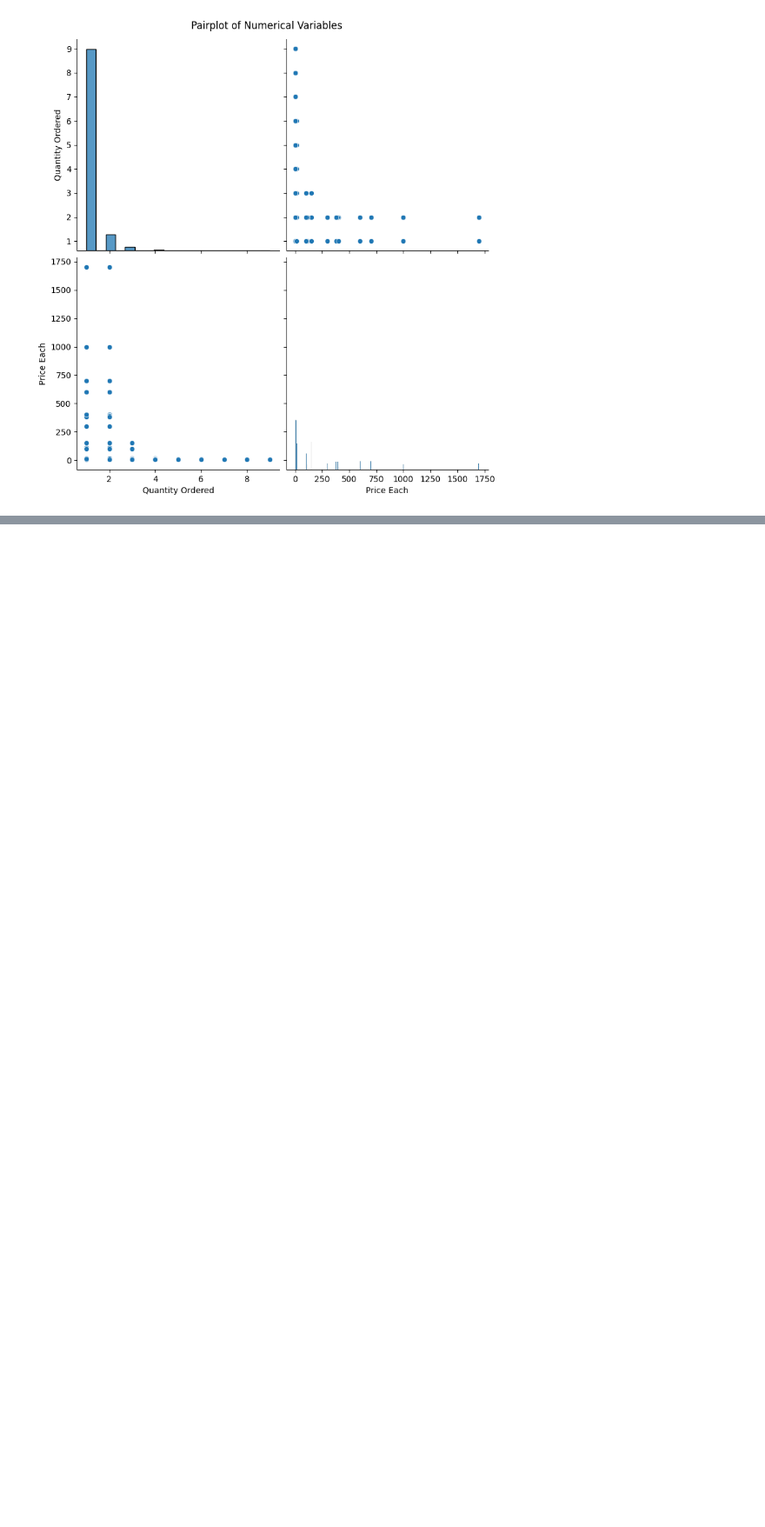
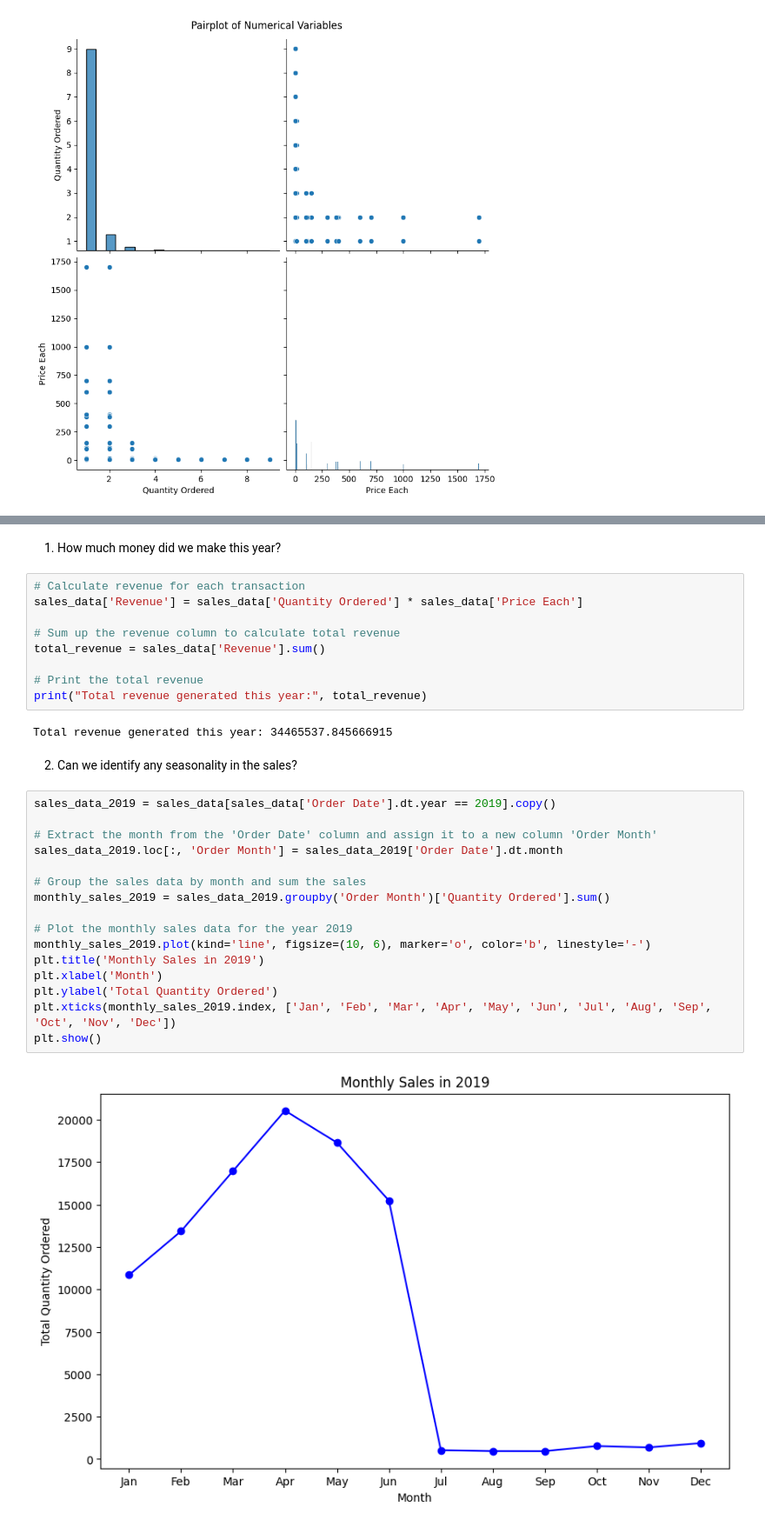
Before and after one commit to Samidirbsa/PowerBI_Capstone_Project, a Jupyter notebook: notebook.ipynb, the cells around one changed output, grey strips where cells are left out. Shown at 87% size. Drawn from its saved outputs; the diff is of its cells as text; blank space fills up the shorter version.

```diff
--- a/notebook.ipynb
+++ b/notebook.ipynb
@@ -2414,0 +2463,33 @@ plt.show()
+# %% [markdown]
+1. How much money did we make this year?
+# %%
+# Calculate revenue for each transaction
+sales_data['Revenue'] = sales_data['Quantity Ordered'] * sales_data['Price Each']
+
+# Sum up the revenue column to calculate total revenue
+total_revenue = sales_data['Revenue'].sum()
+
+# Print the total revenue
+print("Total revenue generated this year:", total_revenue)
+# %% [output]
+Total revenue generated this year: 34465537.845666915
+# %% [markdown]
+2. Can we identify any seasonality in the  sales?
+# %%
+sales_data_2019 = sales_data[sales_data['Order Date'].dt.year == 2019].copy()
+
+# Extract the month from the 'Order Date' column and assign it to a new column 'Order Month'
+sales_data_2019.loc[:, 'Order Month'] = sales_data_2019['Order Date'].dt.month
+
+# Group the sales data by month and sum the sales
+monthly_sales_2019 = sales_data_2019.groupby('Order Month')['Quantity Ordered'].sum()
+
+# Plot the monthly sales data for the year 2019
+monthly_sales_2019.plot(kind='line', figsize=(10, 6), marker='o', color='b', linestyle='-')
+plt.title('Monthly Sales in 2019')
+plt.xlabel('Month')
+plt.ylabel('Total Quantity Ordered')
+plt.xticks(monthly_sales_2019.index, ['Jan', 'Feb', 'Mar', 'Apr', 'May', 'Jun', 'Jul', 'Aug', 'Sep', 'Oct', 'Nov', 'Dec'])
+plt.show()
+# %% [output]
+[figure, added]
```
Also changed, not shown: parts of 20 cells of this notebook.
